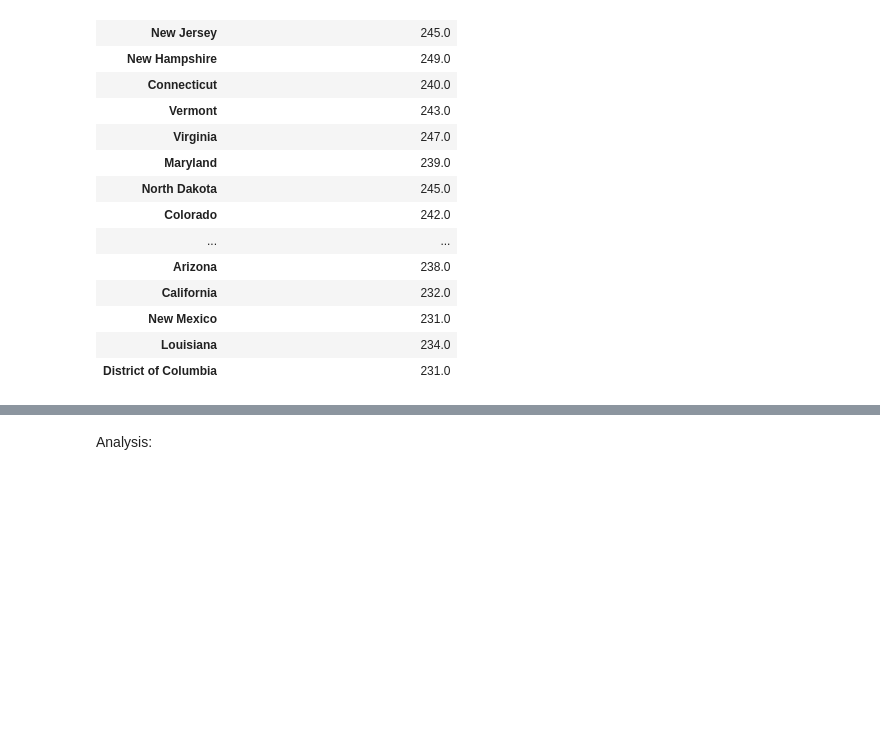
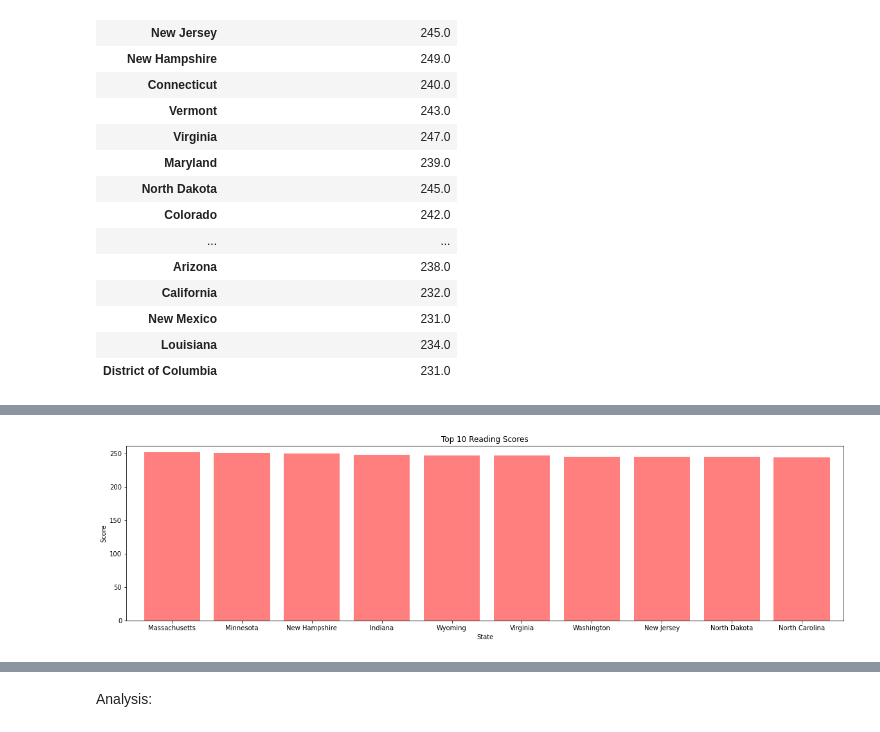
Before and after one commit to josh-acampado/dumbledores_platoon, a Jupyter notebook: National_test_scores.ipynb, the cells around one changed output, grey strips where cells are left out. Drawn from its saved outputs; the diff is of its cells as text; code cells hidden in the pictures; blank space fills up the shorter version.

```diff
--- a/National_test_scores.ipynb
+++ b/National_test_scores.ipynb
@@ -275,12 +276,12 @@ final_reading_df
 # %%
 #identify the 5 highest average scores
 highest_math_df = final_math_df.sort_values(['Average NAEP Math Score over 10 Years'], ascending=False)
-top_5_math_df = highest_math_df.head(5)
-print(top_5_math_df)
+top_10_math_df = highest_math_df.head(10)
+print(top_10_math_df)
 
 highest_reading_df = final_reading_df.sort_values(['Average NAEP Reading Score over 10 Years'], ascending=False)
-top_5_reading_df = highest_reading_df.head(5)
-print(top_5_reading_df)
+top_10_reading_df = highest_reading_df.head(10)
+print(top_10_reading_df)
 # %% [output]
                Average NAEP Math Score over 10 Years
 State
@@ -333,0 +370,16 @@ Nevada                                                   234.0
+# %%
+#bar graph, top 5 for both reading
+x_axis = np.arange(len(top_10_reading_df))
+tick_locations = [value+0.4 for value in x_axis]
+plt.figure(figsize=(20,5))
+plt.bar(x_axis, top_10_reading_df["Average NAEP Reading Score over 10 Years"], color='r', alpha=0.5, align="edge")
+plt.xticks(tick_locations, top_10_reading_df.index, rotation="horizontal")
+plt.xlim(-0.25, len(x_axis))
+plt.ylim(0, max(top_10_reading_df["Average NAEP Reading Score over 10 Years"])+10)
+plt.title("Top 10 Reading Scores")
+plt.xlabel("State")
+plt.ylabel("Score")
+plt.savefig("Images_education/top_10_reading.png", bbox_inches='tight')
+plt.show()
+# %% [output]
+[figure, added]
```
Also changed, not shown: parts of 9 cells of this notebook, 9 other files.
